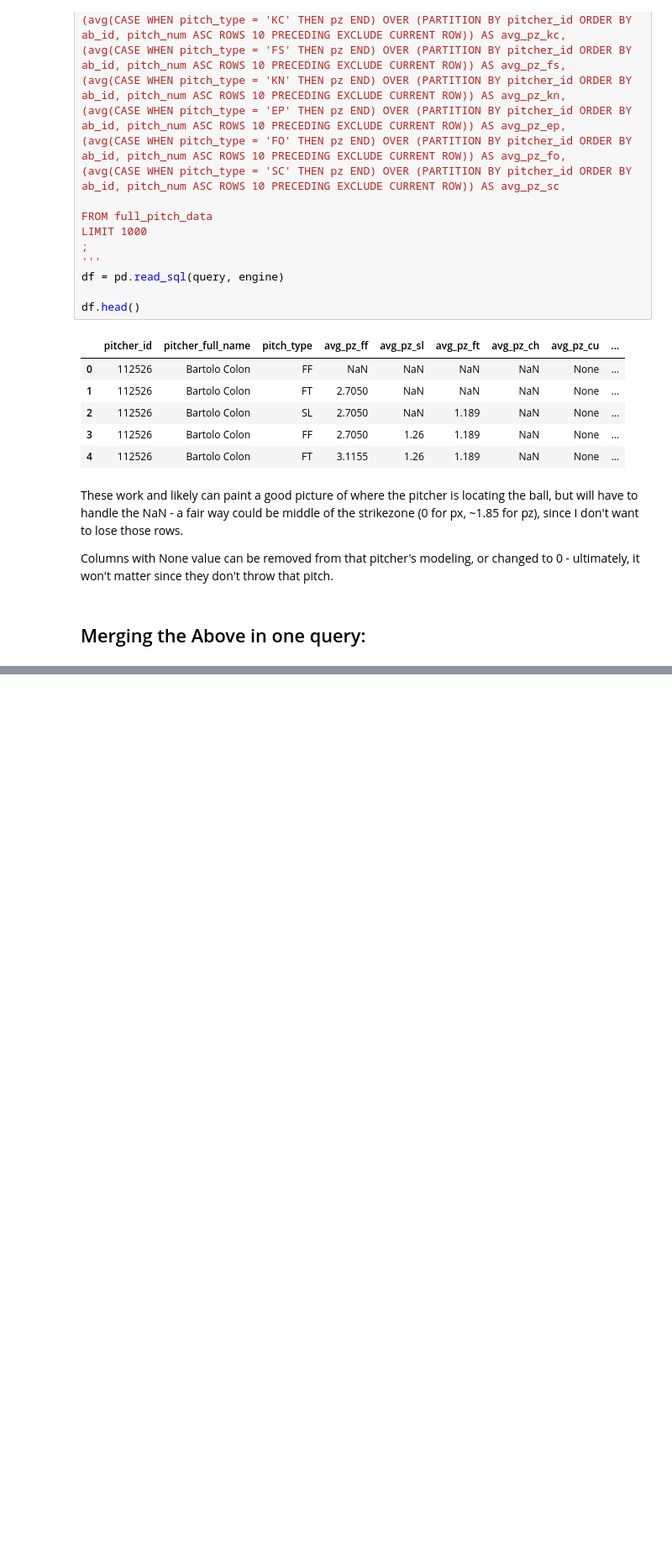
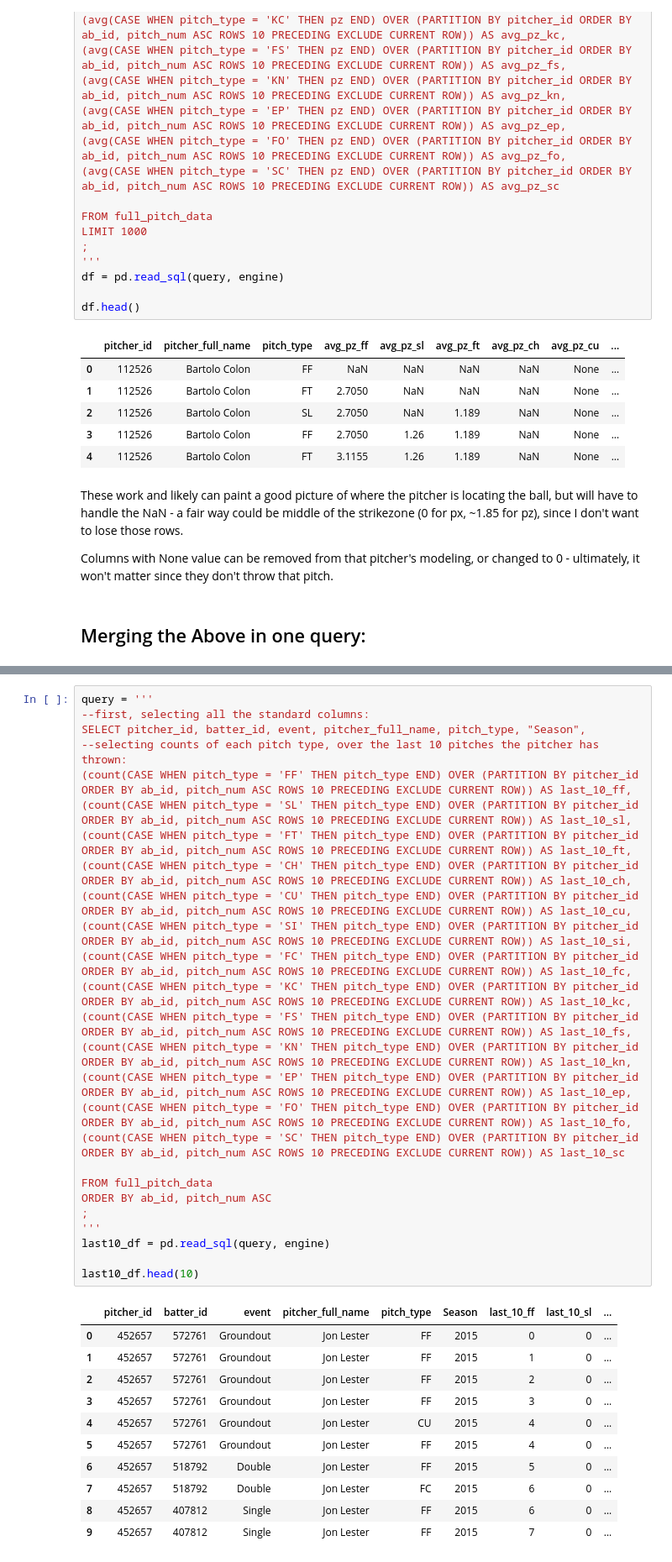
Before and after one commit to pbovard63/Predicting_MLB_Pitches, a Jupyter notebook: Feature_Engineering_Round_2/Feature_Engineering.ipynb, the cells around one changed output, grey strips where cells are left out. Shown at 84% size. Cells and saved outputs as stored; diff of their text form; blank space fills up the shorter version.

```diff
--- a/Feature_Engineering_Round_2/Feature_Engineering.ipynb
+++ b/Feature_Engineering_Round_2/Feature_Engineering.ipynb
@@ -439,0 +412,38 @@ Name: last_100_ff, Length: 1000, dtype: float64
+# %%
+query = '''
+--first, selecting all the standard columns:
+SELECT pitcher_id, batter_id, event, pitcher_full_name, pitch_type, "Season",
+--selecting counts of each pitch type, over the last 10 pitches the pitcher has thrown:
+(count(CASE WHEN pitch_type = 'FF' THEN pitch_type END) OVER (PARTITION BY pitcher_id ORDER BY ab_id, pitch_num ASC ROWS 10 PRECEDING EXCLUDE CURRENT ROW)) AS last_10_ff,
+(count(CASE WHEN pitch_type = 'SL' THEN pitch_type END) OVER (PARTITION BY pitcher_id ORDER BY ab_id, pitch_num ASC ROWS 10 PRECEDING EXCLUDE CURRENT ROW)) AS last_10_sl,
+(count(CASE WHEN pitch_type = 'FT' THEN pitch_type END) OVER (PARTITION BY pitcher_id ORDER BY ab_id, pitch_num ASC ROWS 10 PRECEDING EXCLUDE CURRENT ROW)) AS last_10_ft,
+(count(CASE WHEN pitch_type = 'CH' THEN pitch_type END) OVER (PARTITION BY pitcher_id ORDER BY ab_id, pitch_num ASC ROWS 10 PRECEDING EXCLUDE CURRENT ROW)) AS last_10_ch,
+(count(CASE WHEN pitch_type = 'CU' THEN pitch_type END) OVER (PARTITION BY pitcher_id ORDER BY ab_id, pitch_num ASC ROWS 10 PRECEDING EXCLUDE CURRENT ROW)) AS last_10_cu,
+(count(CASE WHEN pitch_type = 'SI' THEN pitch_type END) OVER (PARTITION BY pitcher_id ORDER BY ab_id, pitch_num ASC ROWS 10 PRECEDING EXCLUDE CURRENT ROW)) AS last_10_si,
+(count(CASE WHEN pitch_type = 'FC' THEN pitch_type END) OVER (PARTITION BY pitcher_id ORDER BY ab_id, pitch_num ASC ROWS 10 PRECEDING EXCLUDE CURRENT ROW)) AS last_10_fc,
+(count(CASE WHEN pitch_type = 'KC' THEN pitch_type END) OVER (PARTITION BY pitcher_id ORDER BY ab_id, pitch_num ASC ROWS 10 PRECEDING EXCLUDE CURRENT ROW)) AS last_10_kc,
+(count(CASE WHEN pitch_type = 'FS' THEN pitch_type END) OVER (PARTITION BY pitcher_id ORDER BY ab_id, pitch_num ASC ROWS 10 PRECEDING EXCLUDE CURRENT ROW)) AS last_10_fs,
+(count(CASE WHEN pitch_type = 'KN' THEN pitch_type END) OVER (PARTITION BY pitcher_id ORDER BY ab_id, pitch_num ASC ROWS 10 PRECEDING EXCLUDE CURRENT ROW)) AS last_10_kn,
+(count(CASE WHEN pitch_type = 'EP' THEN pitch_type END) OVER (PARTITION BY pitcher_id ORDER BY ab_id, pitch_num ASC ROWS 10 PRECEDING EXCLUDE CURRENT ROW)) AS last_10_ep,
+(count(CASE WHEN pitch_type = 'FO' THEN pitch_type END) OVER (PARTITION BY pitcher_id ORDER BY ab_id, pitch_num ASC ROWS 10 PRECEDING EXCLUDE CURRENT ROW)) AS last_10_fo,
+(count(CASE WHEN pitch_type = 'SC' THEN pitch_type END) OVER (PARTITION BY pitcher_id ORDER BY ab_id, pitch_num ASC ROWS 10 PRECEDING EXCLUDE CURRENT ROW)) AS last_10_sc
+
+FROM full_pitch_data
+ORDER BY ab_id, pitch_num ASC
+;
+'''
+last10_df = pd.read_sql(query, engine)
+
+last10_df.head(10)
+# %% [output]
+|  | pitcher_id | batter_id | event | pitcher_full_name | pitch_type | Season | last_10_ff | last_10_sl | ... |
+| 0 | 452657 | 572761 | Groundout | Jon Lester | FF | 2015 | 0 | 0 | ... |
+| 1 | 452657 | 572761 | Groundout | Jon Lester | FF | 2015 | 1 | 0 | ... |
+| 2 | 452657 | 572761 | Groundout | Jon Lester | FF | 2015 | 2 | 0 | ... |
+| 3 | 452657 | 572761 | Groundout | Jon Lester | FF | 2015 | 3 | 0 | ... |
+| 4 | 452657 | 572761 | Groundout | Jon Lester | CU | 2015 | 4 | 0 | ... |
+| 5 | 452657 | 572761 | Groundout | Jon Lester | FF | 2015 | 4 | 0 | ... |
+| 6 | 452657 | 518792 | Double | Jon Lester | FF | 2015 | 5 | 0 | ... |
+| 7 | 452657 | 518792 | Double | Jon Lester | FC | 2015 | 6 | 0 | ... |
+| 8 | 452657 | 407812 | Single | Jon Lester | FF | 2015 | 6 | 0 | ... |
+| 9 | 452657 | 407812 | Single | Jon Lester | FF | 2015 | 7 | 0 | ... |
```
Also changed, not shown: parts of 21 cells of this notebook, 4 other files.
